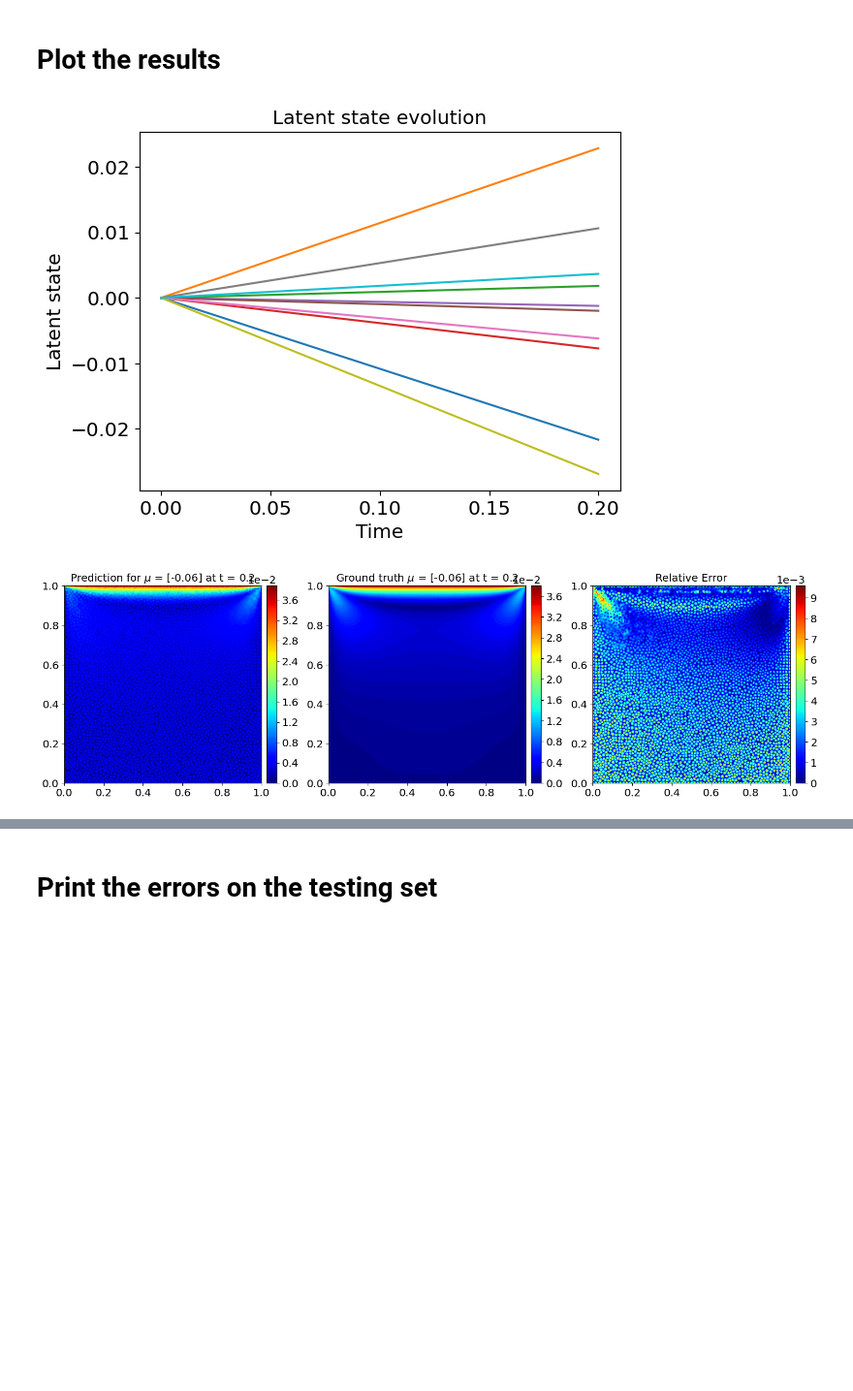
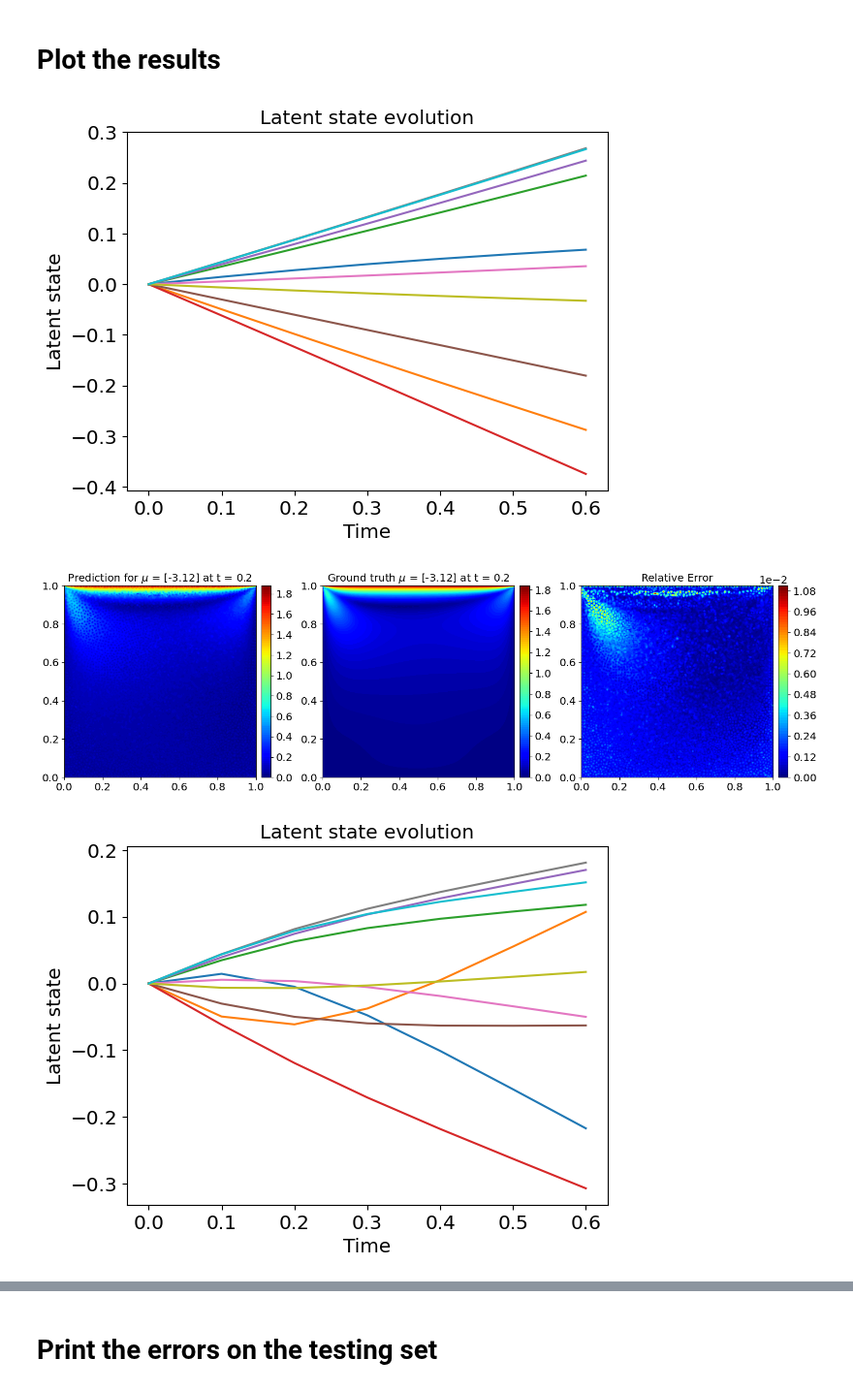
Before and after one commit to Fra-Sala/gnn_time, a Jupyter notebook: gca_time/notebook/gca_time_lid_cavity.ipynb, the cells around one changed output, grey strips where cells are left out. Shown at 97% size. Cells and saved outputs as stored; diff of their text form; code cells hidden in the pictures; blank space fills up the shorter version.

```diff
--- a/gca_time/notebook/gca_time_lid_cavity.ipynb
+++ b/gca_time/notebook/gca_time_lid_cavity.ipynb
@@ -183,23 +184,24 @@ Evaluation complete!
 # Plot the results
 # %%
 
-snapshots = train_trajectories
+snapshots = test_trajectories
 PARAMS = np.repeat(params, len(time)-1, axis=0)
 TIMES = np.tile(time[1:], params.shape[0])
 time.detach().numpy()
 for SNAP in snapshots:
     plotting.plot_latent(SNAP, latents, params, time, HyperParams)
     plotting.plot_fields(SNAP, results, scaler_all, HyperParams, dataset, PARAMS, TIMES)
 # plotting.plot_error_multip(results, VAR_all, scaler_all, HyperParams, mu_space, params, train_trajectories, vars)
 
 # #N = 10
 # snapshots = test_trajectories[:10]
 # #np.random.shuffle(snapshots)
 # for SNAP in snapshots:
 #     plotting.plot_fields(SNAP, results, scaler_all, HyperParams, dataset, xyz, params)
 #     plotting.plot_error_fields(SNAP, results, VAR_all, scaler_all, HyperParams, dataset, xyz, params)
 
 # results_test, _, _ = testing.evaluate(VAR_test, model, val_loader, params, HyperParams, test_trajectories)
 # %% [output]
-[figure, old version]
+[figure, new version]
-[figure, old version]
+[figure, new version]
+[figure, added]
```
Also changed, not shown: parts of 4 cells of this notebook, 1 other file.
